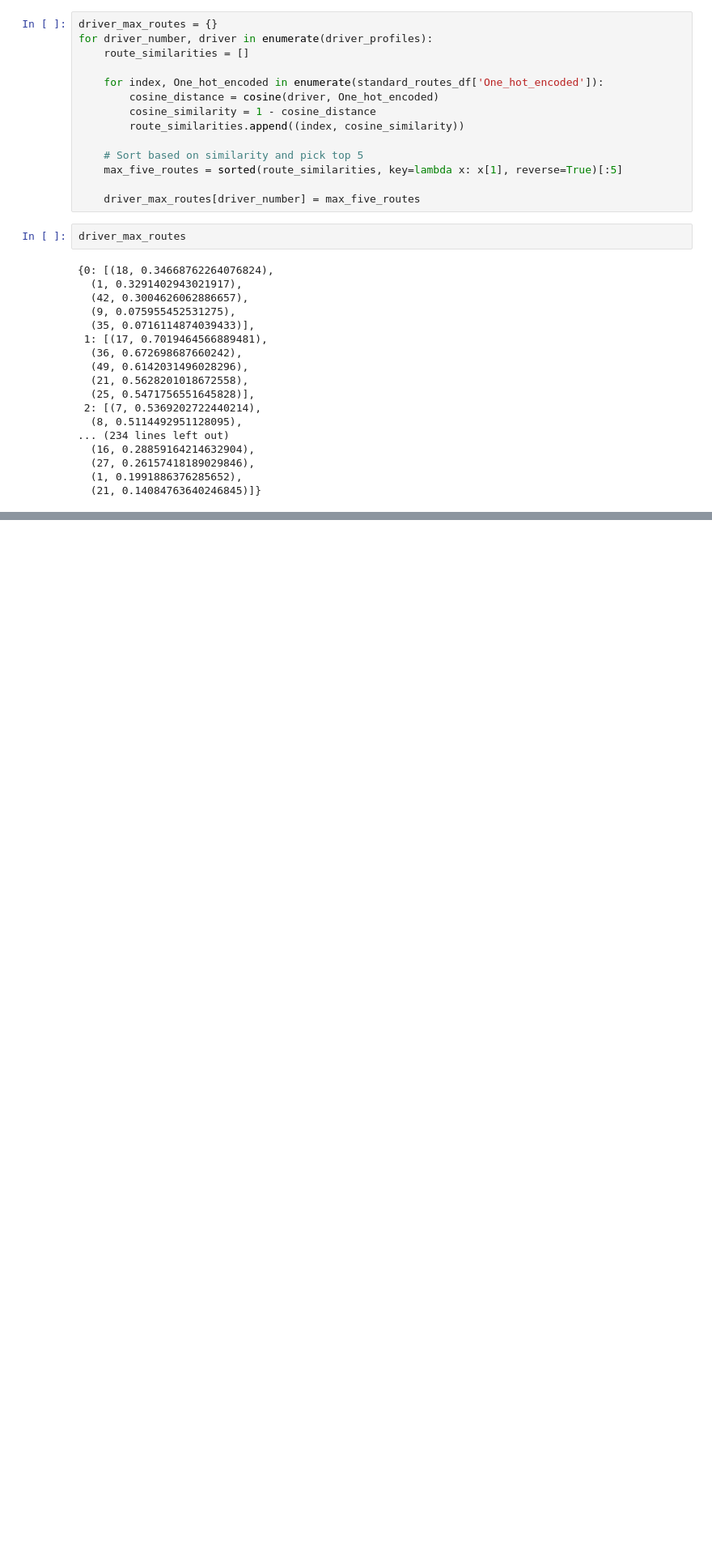
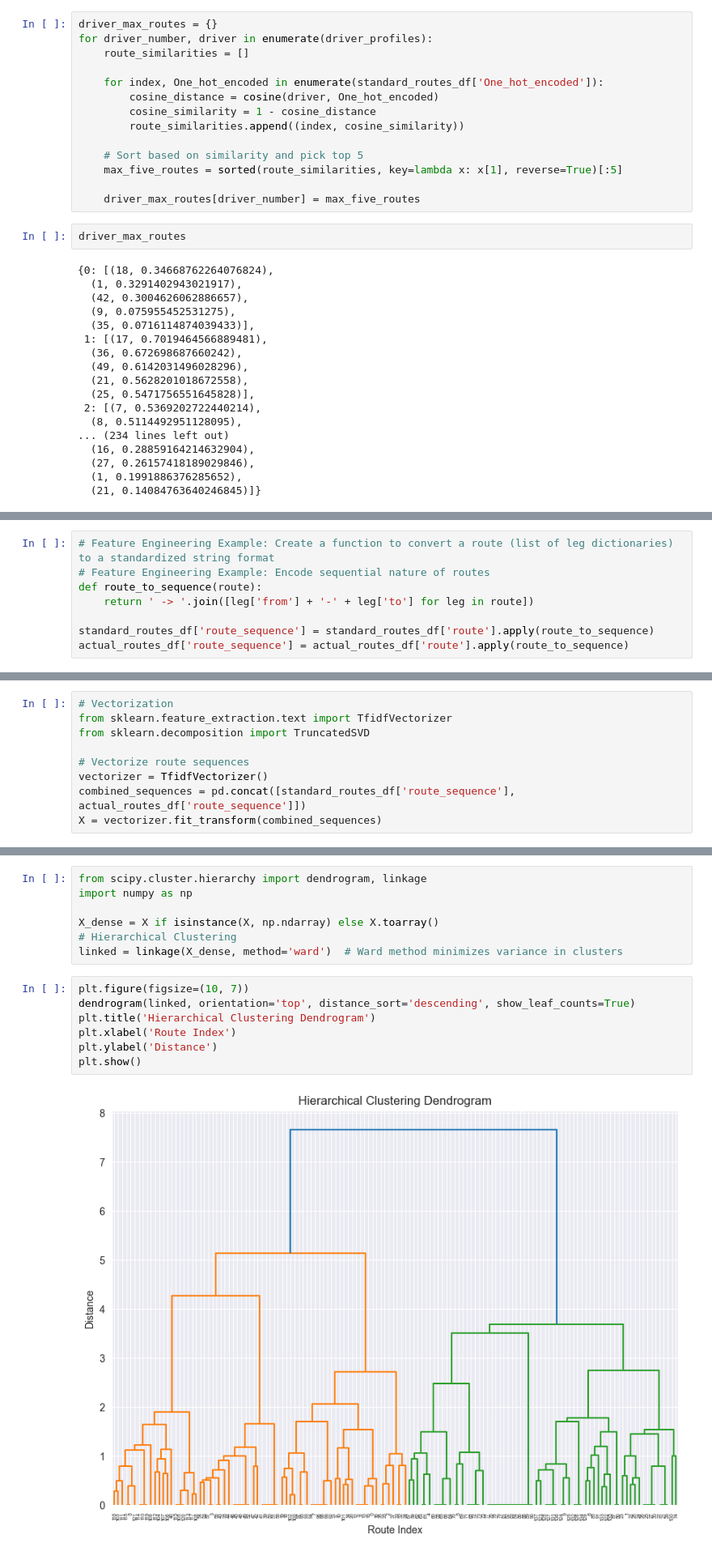
Before and after one commit to adnanit035/identifying-compensation-for-vaguely-followed-trips, a Jupyter notebook: experiments-2.ipynb, the cells around one changed output, grey strips where cells are left out. Shown: that part at 81% size. Saved outputs shown, nothing was run; the diff lists cells and outputs as text; blank space fills up the shorter version.

```diff
--- a/experiments-2.ipynb
+++ b/experiments-2.ipynb
@@ -768,0 +931,8 @@ driver_max_routes
+# %%
+# Feature Engineering Example: Create a function to convert a route (list of leg dictionaries) to a standardized string format
+# Feature Engineering Example: Encode sequential nature of routes
+def route_to_sequence(route):
+    return ' -> '.join([leg['from'] + '-' + leg['to'] for leg in route])
+
+standard_routes_df['route_sequence'] = standard_routes_df['route'].apply(route_to_sequence)
+actual_routes_df['route_sequence'] = actual_routes_df['route'].apply(route_to_sequence)
@@ -768,0 +997,9 @@ driver_max_routes
+# %%
+# Vectorization
+from sklearn.feature_extraction.text import TfidfVectorizer
+from sklearn.decomposition import TruncatedSVD
+
+# Vectorize route sequences
+vectorizer = TfidfVectorizer()
+combined_sequences = pd.concat([standard_routes_df['route_sequence'], actual_routes_df['route_sequence']])
+X = vectorizer.fit_transform(combined_sequences)
@@ -768,0 +1030,16 @@ driver_max_routes
+# %%
+from scipy.cluster.hierarchy import dendrogram, linkage
+import numpy as np
+
+X_dense = X if isinstance(X, np.ndarray) else X.toarray()
+# Hierarchical Clustering
+linked = linkage(X_dense, method='ward')  # Ward method minimizes variance in clusters
+# %%
+plt.figure(figsize=(10, 7))
+dendrogram(linked, orientation='top', distance_sort='descending', show_leaf_counts=True)
+plt.title('Hierarchical Clustering Dendrogram')
+plt.xlabel('Route Index')
+plt.ylabel('Distance')
+plt.show()
+# %% [output]
+[figure, added]
```
Also changed, not shown: parts of 30 cells of this notebook, 6 other files.
